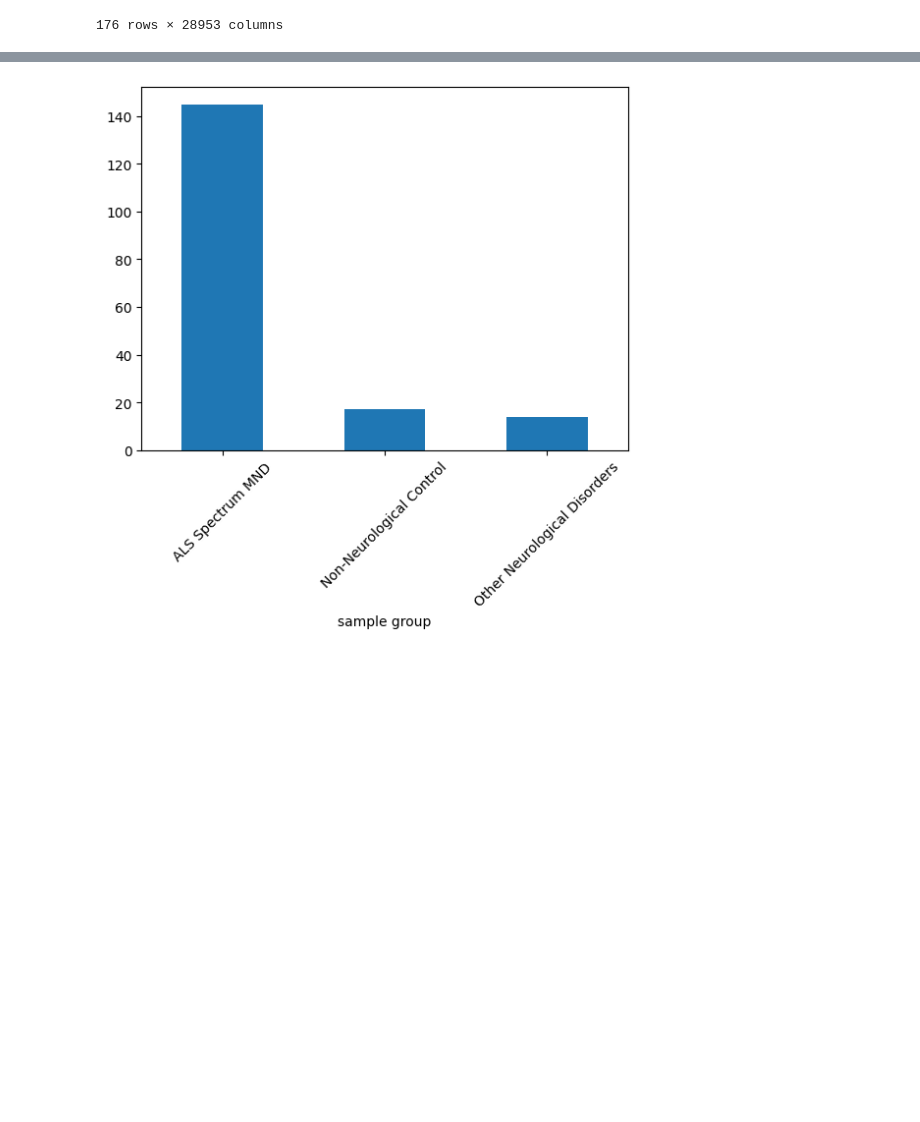
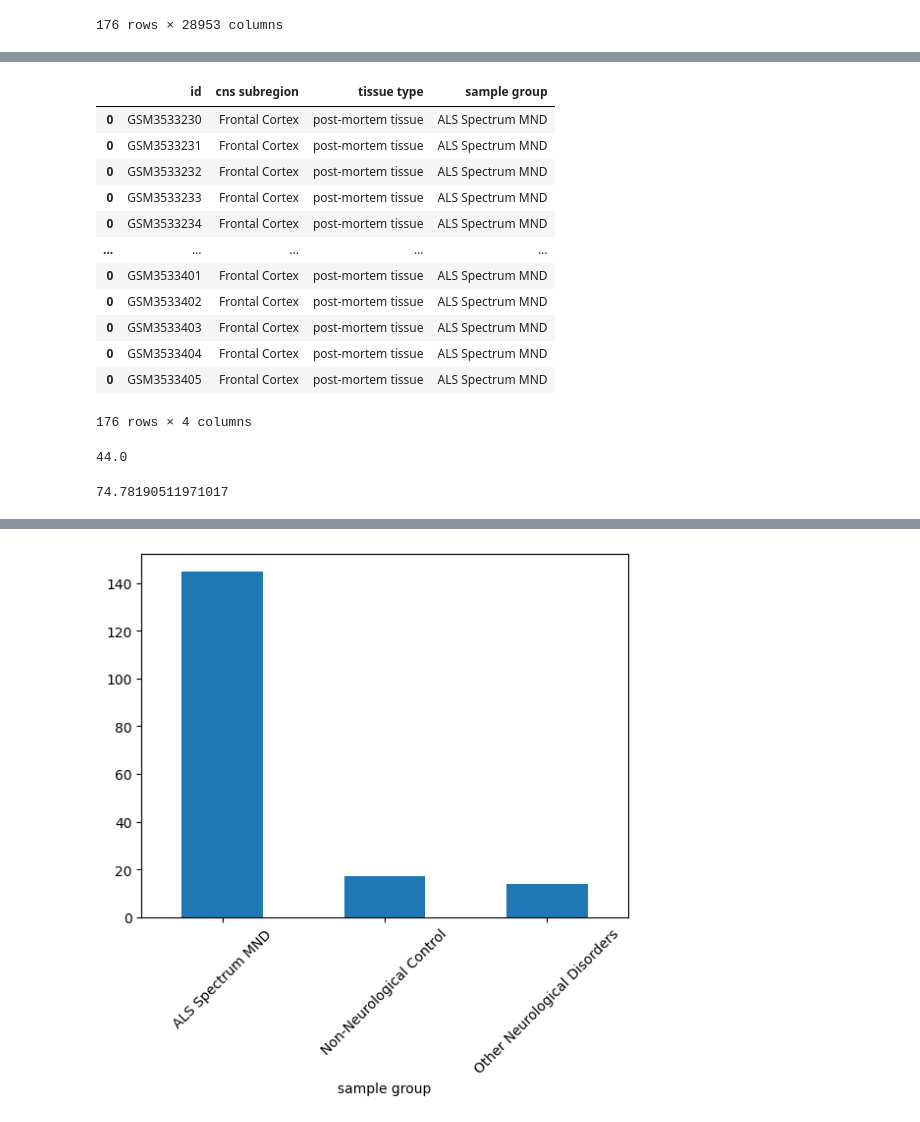
Before and after one commit to demic-dev/als-biomarker-identification-project, a Jupyter notebook: Project.ipynb, the cells around one changed output, grey strips where cells are left out. Drawn from its saved outputs; the diff is of its cells as text; code cells hidden in the pictures; blank space fills up the shorter version.

```diff
--- a/Project.ipynb
+++ b/Project.ipynb
@@ -31,3 +98,28 @@ sequencing.get_genes_counts()
+# %%
+annotations = sequencing.get_sample_annotations()
+annotations
+# %% [output]
+|  | id | cns subregion | tissue type | sample group |
+| 0 | GSM3533230 | Frontal Cortex | post-mortem tissue | ALS Spectrum MND |
+| 0 | GSM3533231 | Frontal Cortex | post-mortem tissue | ALS Spectrum MND |
+| 0 | GSM3533232 | Frontal Cortex | post-mortem tissue | ALS Spectrum MND |
+| 0 | GSM3533233 | Frontal Cortex | post-mortem tissue | ALS Spectrum MND |
+| 0 | GSM3533234 | Frontal Cortex | post-mortem tissue | ALS Spectrum MND |
+| ... | ... | ... | ... | ... |
+| 0 | GSM3533401 | Frontal Cortex | post-mortem tissue | ALS Spectrum MND |
+| 0 | GSM3533402 | Frontal Cortex | post-mortem tissue | ALS Spectrum MND |
+| 0 | GSM3533403 | Frontal Cortex | post-mortem tissue | ALS Spectrum MND |
+| 0 | GSM3533404 | Frontal Cortex | post-mortem tissue | ALS Spectrum MND |
+| 0 | GSM3533405 | Frontal Cortex | post-mortem tissue | ALS Spectrum MND |
+176 rows × 4 columns
+# %%
+sequencing.get_sample_annotations()["cns subregion"].value_counts().mean()
+# %% [output]
+44.0
+# %%
+sequencing.get_sample_annotations()["sample group"].value_counts().std()
+# %% [output]
+74.78190511971017
 # %%
 import matplotlib.pyplot as plt
 # %%
```
Also changed, not shown: parts of 13 cells of this notebook, 3 other files.
